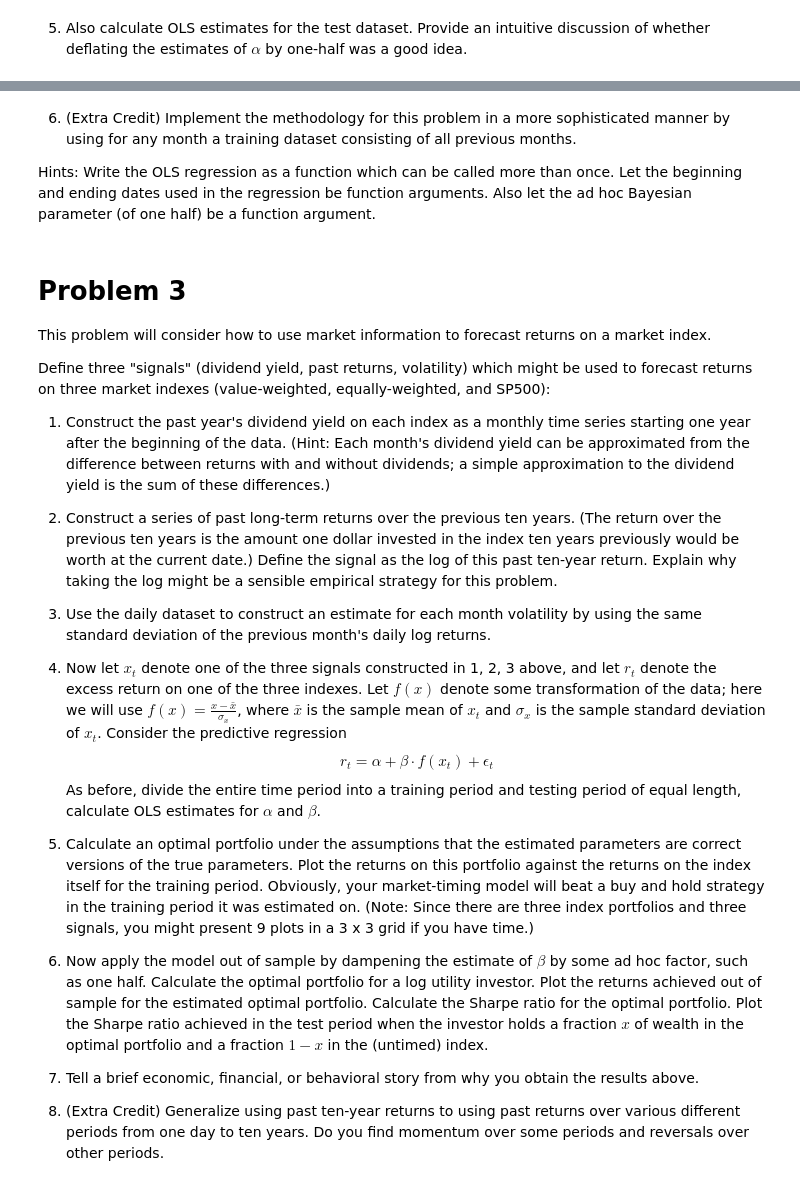
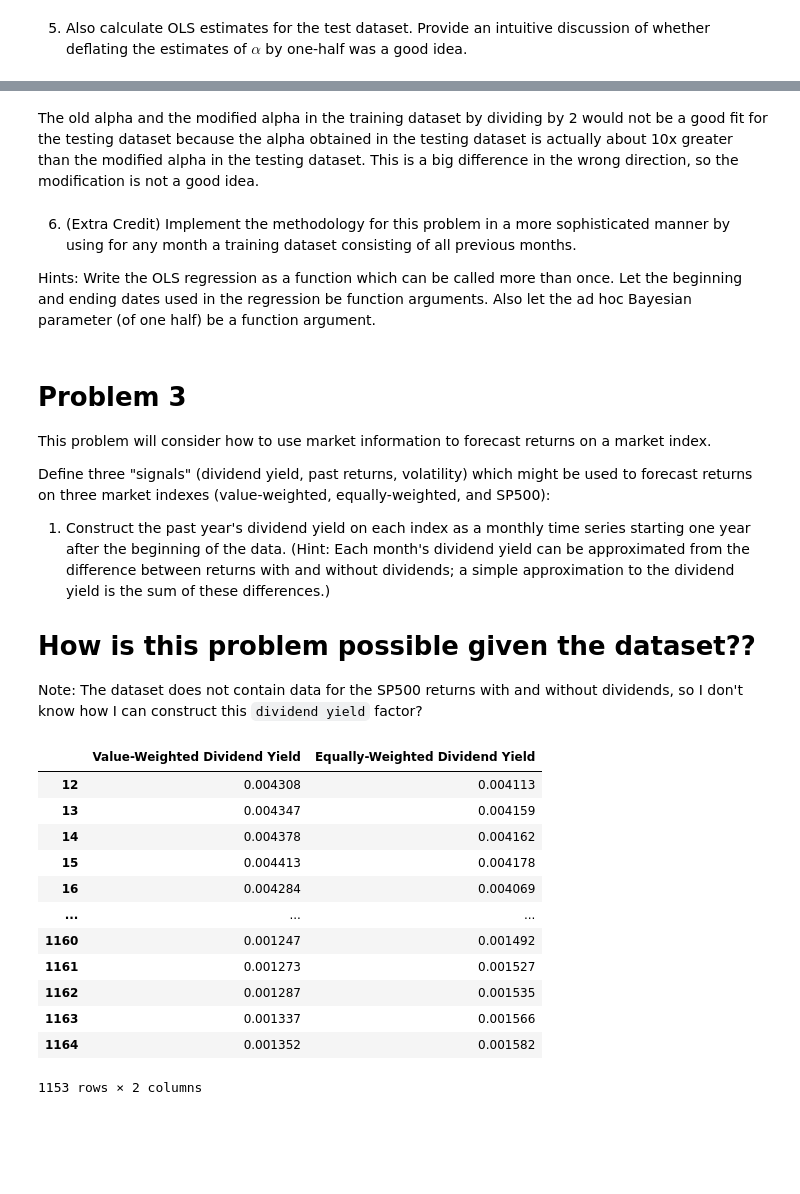
Before and after one commit to thejameszhang/fall2023, a Jupyter notebook: bufn400/homework/BUFN400-bhw05-portfolio-optimization-01.ipynb, the cells around one changed output, grey strips where cells are left out. Cells and saved outputs as stored; diff of their text form; code cells hidden in the pictures; blank space fills up the shorter version.

```diff
--- a/bufn400/homework/BUFN400-bhw05-portfolio-optimization-01.ipynb
+++ b/bufn400/homework/BUFN400-bhw05-portfolio-optimization-01.ipynb
@@ -236,3 +413,5 @@ Instead of also deflating the risk premium on the value-weighted index by a fact
+# %% [markdown]
+The old alpha and the modified alpha in the training dataset by dividing by 2 would not be a good fit for the testing dataset because the alpha obtained in the testing dataset is actually about 10x greater than the modified alpha in the testing dataset. This is a big difference in the wrong direction, so the modification is not a good idea.
 # %% [markdown]
 6. (Extra Credit) Implement the methodology for this problem in a more sophisticated manner by using for any month a training dataset consisting of all previous months.
 
@@ -246,20 +425,26 @@ Define three "signals" (dividend yield, past returns, volatility) which might be
 
 1. Construct the past year's dividend yield on each index as a monthly time series starting one year after the beginning of the data. (Hint: Each month's dividend yield can be approximated from the difference between returns with and without dividends; a simple approximation to the dividend yield is the sum of these differences.)
 
-2. Construct a series of past long-term returns over the previous ten years. (The return over the previous ten years is the amount one dollar invested in the index ten years previously would be worth at the current date.) Define the signal as the log of this past ten-year return. Explain why taking the log might be a sensible empirical strategy for this problem.
+# How is this problem possible given the dataset??
 
-3. Use the daily dataset to construct an estimate for each month volatility by using the same standard deviation of the previous month's daily log returns.
-
-4. Now let $x_t$ denote one of the three signals constructed in 1, 2, 3 above, and let $r_t$ denote the excess return on one of the three indexes. Let $f(x)$ denote some transformation of the data; here we will use $f(x) = \frac{x - \bar{x}}{\sigma_x}$, where $\bar{x}$ is the sample mean of $x_t$ and $\sigma_x$ is the sample standard deviation of $x_t$. Consider the predictive regression
-$$
-r_t = \alpha + \beta \cdot f(x_t) + \epsilon_t
-$$
-As before, divide the entire time period into a training period and testing period of equal length, calculate OLS estimates for $\alpha$ and $\beta$.
-
-5. Calculate an optimal portfolio under the assumptions that the estimated parameters are correct versions of the true parameters. Plot the returns on this portfolio against the returns on the index itself for the training period. Obviously, your market-timing model will beat a buy and hold strategy in the training period it was estimated on. (Note: Since there are three index portfolios and three signals, you might present 9 plots in a 3 x 3 grid if you have time.)
-
-6. Now apply the model out of sample by dampening the estimate of $\beta$ by some ad hoc factor, such as one half. Calculate the optimal portfolio for a log utility investor. Plot the returns achieved out of sample for the estimated optimal portfolio. Calculate the Sharpe ratio for the optimal portfolio. Plot the Sharpe ratio achieved in the test period when the investor holds a fraction $x$ of wealth in the optimal portfolio and a fraction $1-x$ in the (untimed) index.
-
-7. Tell a brief economic, financial, or behavioral story from why you obtain the results above.
-
-8. (Extra Credit) Generalize using past ten-year returns to using past returns over various different periods from one day to ten years. Do you find momentum over some periods and reversals over other periods.
+Note: The dataset does not contain data for the SP500 returns with and without dividends, so I don't know how I can construct this `dividend yield` factor?
+# %%
+dividend_yield = pd.DataFrame({
+    "Value-Weighted Dividend Yield": (df["vwretd"] - df["vwretx"]).rolling(window=12).mean(),
+    "Equally-Weighted Dividend Yield": (df["ewretd"] - df["ewretx"]).rolling(window=12).mean()
+}).iloc[12:]
+dividend_yield
+# %% [output]
+|  | Value-Weighted Dividend Yield | Equally-Weighted Dividend Yield |
+| 12 | 0.004308 | 0.004113 |
+| 13 | 0.004347 | 0.004159 |
+| 14 | 0.004378 | 0.004162 |
+| 15 | 0.004413 | 0.004178 |
+| 16 | 0.004284 | 0.004069 |
+| ... | ... | ... |
+| 1160 | 0.001247 | 0.001492 |
+| 1161 | 0.001273 | 0.001527 |
+| 1162 | 0.001287 | 0.001535 |
+| 1163 | 0.001337 | 0.001566 |
+| 1164 | 0.001352 | 0.001582 |
+1153 rows × 2 columns
```
Also changed, not shown: parts of 27 cells of this notebook, 24 other files.
